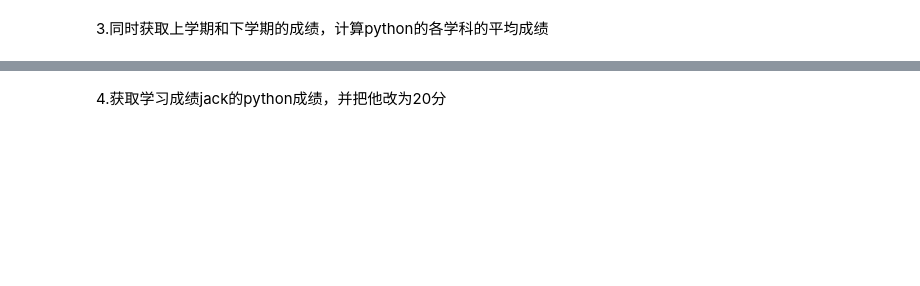
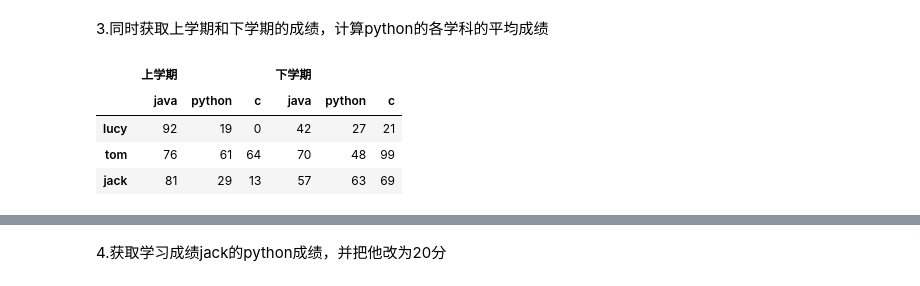
Before and after one commit to Leecoin49/StudyNote, a Jupyter notebook: LLM/AILLM_Luffy/1.Python/第20章Pandas/1.pandas核心数据类型.ipynb, the cells around one changed output, grey strips where cells are left out. Drawn from its saved outputs; the diff is of its cells as text; code cells hidden in the pictures; blank space fills up the shorter version.

```diff
--- a/LLM/AILLM_Luffy/1.Python/第20章Pandas/1.pandas核心数据类型.ipynb
+++ b/LLM/AILLM_Luffy/1.Python/第20章Pandas/1.pandas核心数据类型.ipynb
@@ -1544,2 +1612,15 @@ df.iloc[[0, 1]]
 # %% [markdown]
 3.同时获取上学期和下学期的成绩，计算python的各学科的平均成绩
+# %%
+# 使用一个多层级索引来表达数据
+columns = pd.MultiIndex.from_product([['上学期', '下学期'], ['java', 'python', 'c']])
+index = ['lucy', 'tom', 'jack']
+data = np.random.randint(0, 100, size=(3,6))
+score = pd.DataFrame(data=data, index=index, columns=columns)
+score
+# %% [output]
+|  | 上学期 |  |  | 下学期 |  |  |
+|  | java | python | c | java | python | c |
+| lucy | 92 | 19 | 0 | 42 | 27 | 21 |
+| tom | 76 | 61 | 64 | 70 | 48 | 99 |
+| jack | 81 | 29 | 13 | 57 | 63 | 69 |
```
Also changed, not shown: parts of 80 cells of this notebook, 6 other files.
